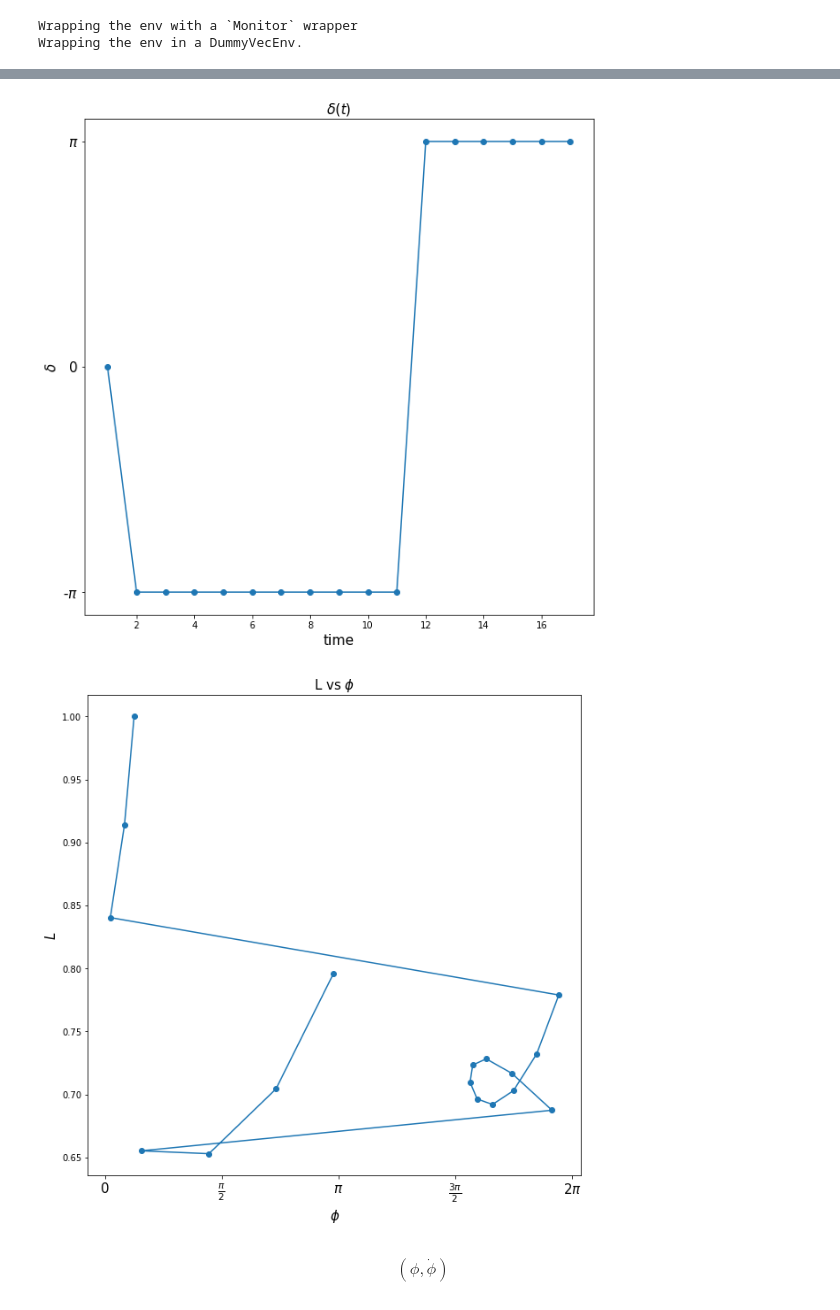
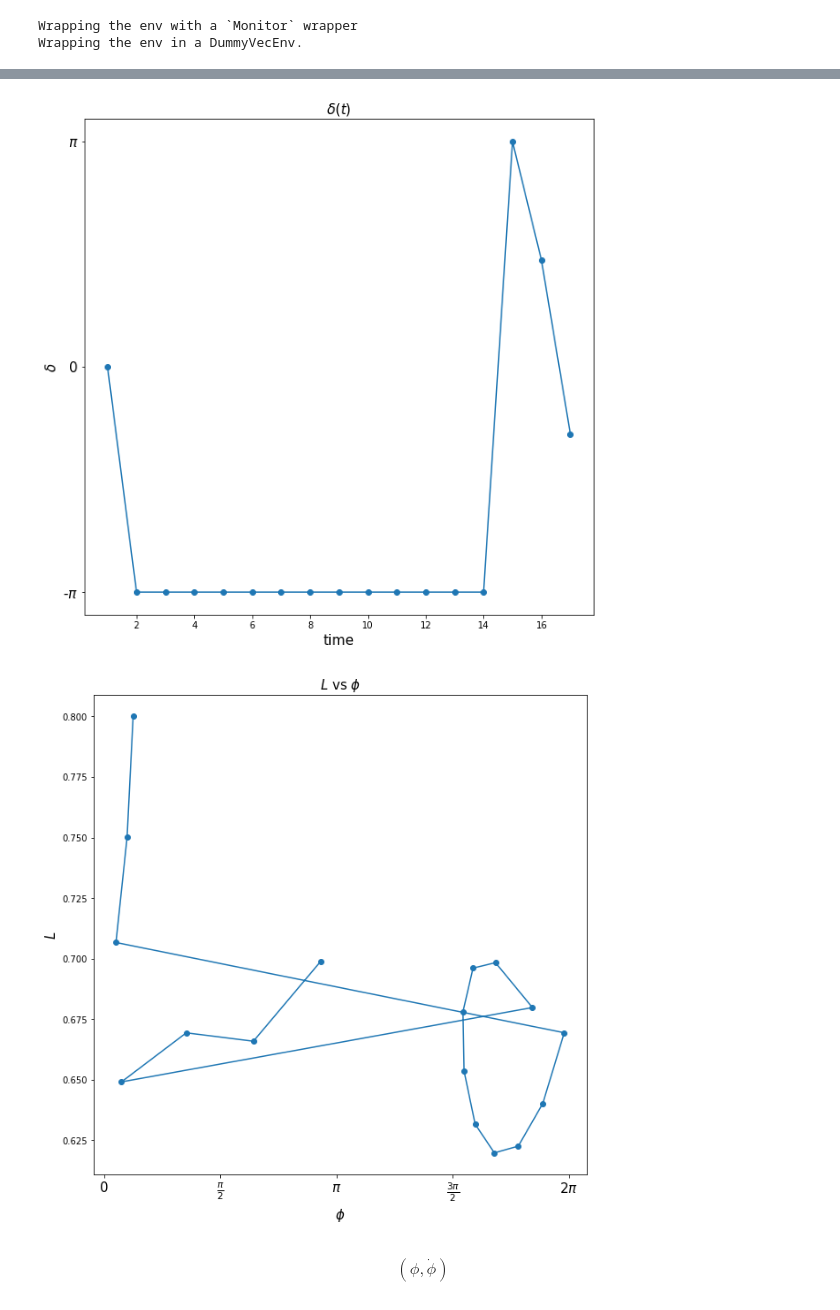
Before and after one commit to davenpi/swinging, a Jupyter notebook: nbs/full_swing_up.ipynb, the cells around one changed output, grey strips where cells are left out. Cells and saved outputs as stored; diff of their text form; code cells hidden in the pictures.

```diff
--- a/nbs/full_swing_up.ipynb
+++ b/nbs/full_swing_up.ipynb
@@ -10,7 +10,7 @@ from stable_baselines3.common.env_checker import check_env
 from stable_baselines3.common.evaluation import evaluate_policy
 # %%
 class Swing(gym.Env):
-    def __init__(self, target=np.pi / 2):
+    def __init__(self, target=np.pi / 2, L0=0.8, omega_0=-0.5):
         super(Swing, self).__init__()
         self.observation_space = gym.spaces.Box(
             low=np.array([0, -10]), high=np.array([2 * np.pi, 10])
@@ -19,13 +19,15 @@ class Swing(gym.Env):
         self.action_space = gym.spaces.Box(
             low=np.array([-1, -1]), high=np.array([1, 1])
         )
+        self.L0 = L0
+        self.omega_0 = omega_0
         self.target = target
         self.time = 0
         self.dt = 0.1
         self.pumps = 0
         self.phi = [np.pi / 8]
-        self.phi_dot = [-1]
-        self.L = [1]
+        self.phi_dot = [self.omega_0]
+        self.L = [self.L0]
         self.a_history = []
         self.d_history = []
 
@@ -75,9 +77,9 @@ class Swing(gym.Env):
     def reset(self):
         self.time = 0
         self.pumps = 0
-        self.L = [1]
+        self.L = [self.L0]
         self.phi = [np.pi / 8]
-        self.phi_dot = [-1]
+        self.phi_dot = [self.omega_0]
         state = np.array([self.phi[-1], self.phi_dot[-1]])
         self.a_history.clear()
         self.d_history.clear()
@@ -157,20 +181,20 @@ ax.set_yticks(
 )
 plt.show()
 # %% [output]
-[figure, old version]
+[figure, new version]
 # %%
 fig, ax = plt.subplots(figsize=(10, 10))
 ax.plot(env.phi, env.L, "-o")
 ax.set_xlabel(r"$\phi$", fontsize=15)
 ax.set_ylabel(r"$L$", fontsize=15)
-ax.set_title(r"L vs $\phi$", fontsize=15)
+ax.set_title(r"$L$ vs $\phi$", fontsize=15)
 ax.set_xticks(
     np.linspace(0, 2 * np.pi, 5),
     labels=["0", r"$\frac{\pi}{2}$", r"$\pi$", r"$\frac{3\pi}{2}$", r"2$\pi$"],
     fontsize=15,
 )
 plt.show()
 # %% [output]
-[figure, old version]
+[figure, new version]
 # %% [markdown]
 $$(\phi, \dot{\phi})$$
```
Also changed, not shown: parts of 6 cells of this notebook, 1 other file.
